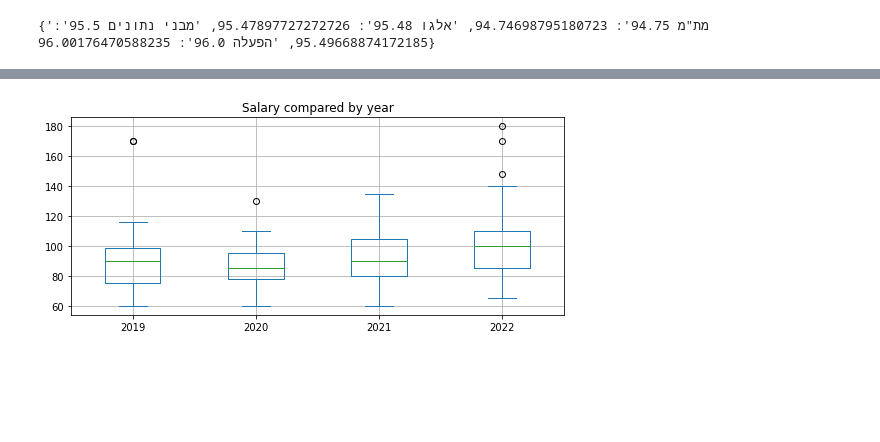
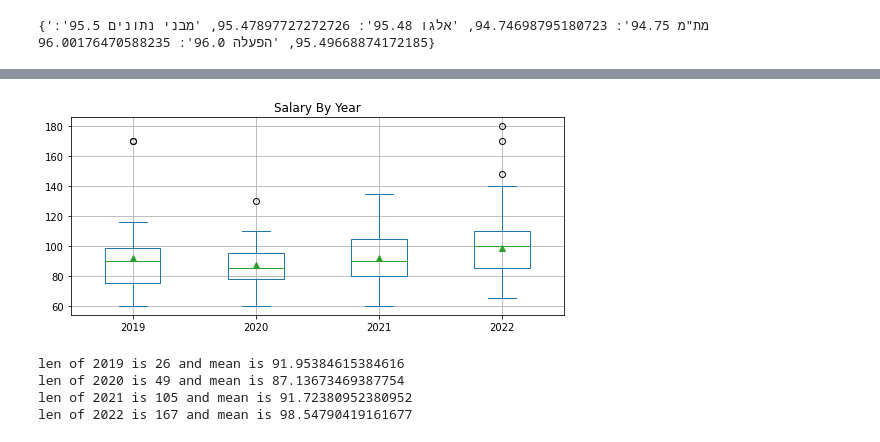
Before and after one commit to itay-nakash/SalarySurvey, a Jupyter notebook: SalarySurvey_form.ipynb, the cells around one changed output, grey strips where cells are left out. Cells and saved outputs as stored; diff of their text form; code cells hidden in the pictures; blank space fills up the shorter version.

```diff
--- a/SalarySurvey_form.ipynb
+++ b/SalarySurvey_form.ipynb
@@ -422,21 +400,29 @@ checkBySemster(6)
 # %%
 dict_df_years={}
 years=[2019,2020,2021,2022]
 
 for c_year in years:
         dict_df_years[c_year]=(df[df[year]==c_year][salary]).astype(float)
 
 # Set the figure size
 plt.rcParams["figure.figsize"] = [7.50, 3.50]
 plt.rcParams["figure.autolayout"] = True
 
 # Pandas dataframe
 #combined_dfs = pd.DataFrame({"Intel": companies_dict["Intel"].astype(float), "Mobilay": companies_dict["Mobileye"].astype(float)})
 combined_dfs=pd.DataFrame(dict_df_years)
 # Plot the dataframe
-ax = combined_dfs.plot(kind='box',grid=True,title='Salary compared by year')
+ax = combined_dfs.plot(kind='box', showmeans=True,grid=True,title='Salary By Year')
 
 # Display the plot
 plt.show()
 # %% [output]
-[figure, old version]
+[figure, new version]
+# %%
+for c_year in years:
+    print(f"len of {c_year} is {len(dict_df_years[c_year])} and mean is {dict_df_years[c_year].mean()}")
+# %% [output]
+len of 2019 is 26 and mean is 91.95384615384616
+len of 2020 is 49 and mean is 87.13673469387754
+len of 2021 is 105 and mean is 91.72380952380952
+len of 2022 is 167 and mean is 98.54790419161677
```
Also changed, not shown: parts of 27 cells of this notebook.
